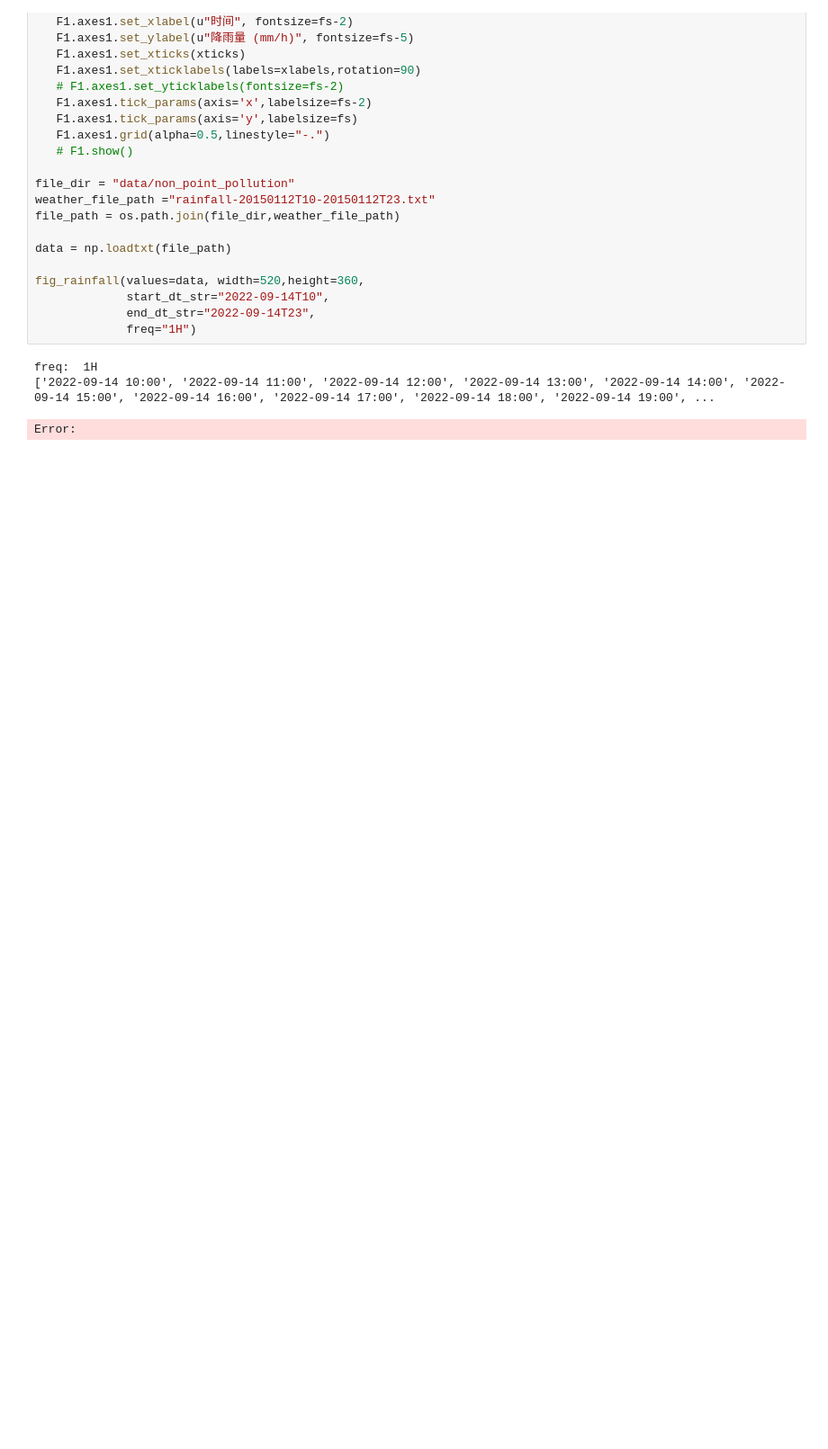
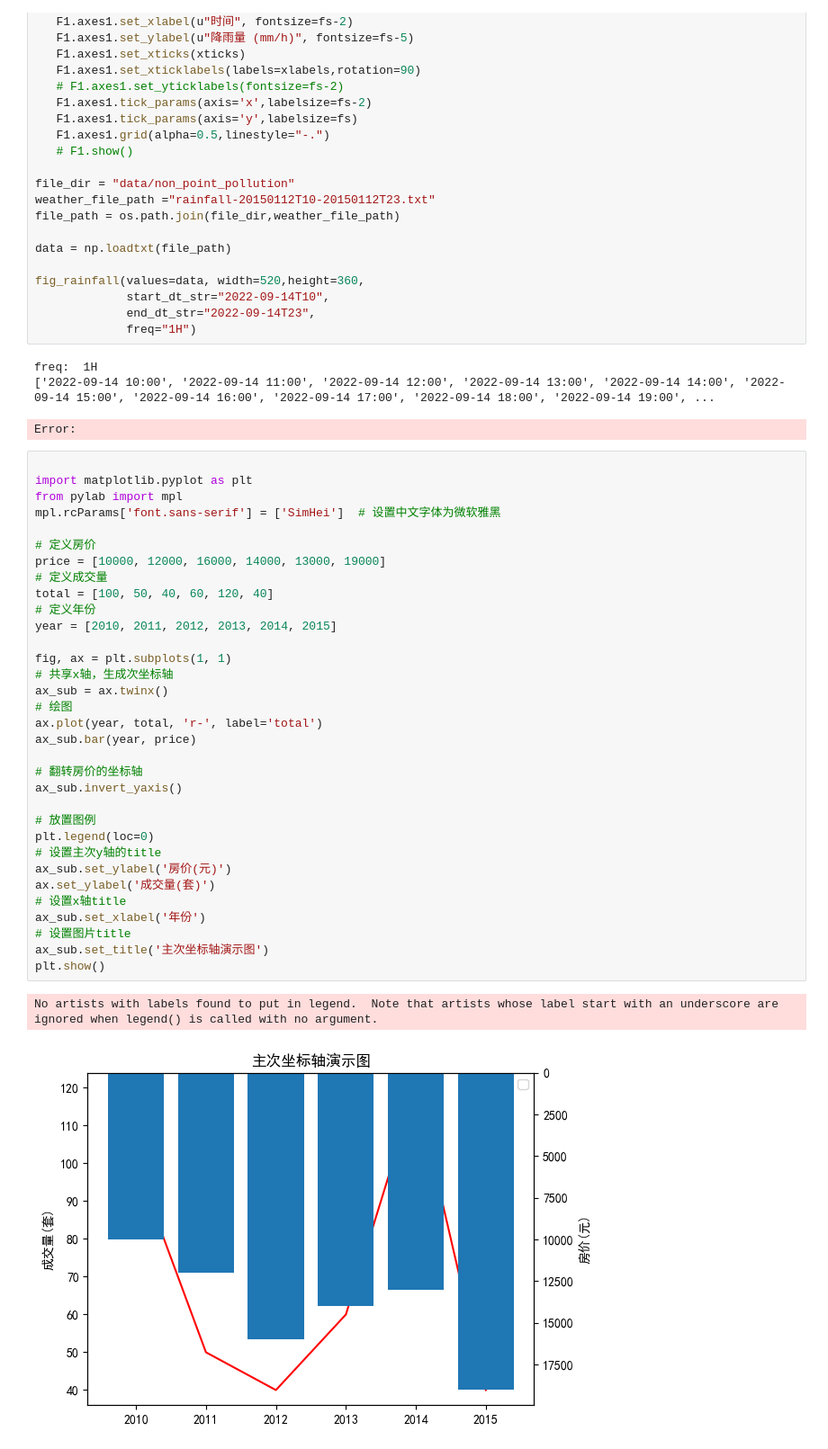
Before and after one commit to holmescao/sponge_city, a Jupyter notebook: debug.ipynb, the cells around one changed output. Shown: that part at 90% size. Cells and saved outputs as stored; diff of their text form; blank space fills up the shorter version.

```diff
--- a/debug.ipynb
+++ b/debug.ipynb
@@ -425,3 +425,39 @@ fig_rainfall(values=data, width=520,height=360,
 freq:  1H
 ['2022-09-14 10:00', '2022-09-14 11:00', '2022-09-14 12:00', '2022-09-14 13:00', '2022-09-14 14:00', '2022-09-14 15:00', '2022-09-14 16:00', '2022-09-14 17:00', '2022-09-14 18:00', '2022-09-14 19:00', ...
 Error:
+# %%
+
+import matplotlib.pyplot as plt
+from pylab import mpl
+mpl.rcParams['font.sans-serif'] = ['SimHei']  # 设置中文字体为微软雅黑
+
+# 定义房价
+price = [10000, 12000, 16000, 14000, 13000, 19000]
+# 定义成交量
+total = [100, 50, 40, 60, 120, 40]
+# 定义年份
+year = [2010, 2011, 2012, 2013, 2014, 2015]
+
+fig, ax = plt.subplots(1, 1)
+# 共享x轴，生成次坐标轴
+ax_sub = ax.twinx()
+# 绘图
+ax.plot(year, total, 'r-', label='total')
+ax_sub.bar(year, price)
+
+# 翻转房价的坐标轴
+ax_sub.invert_yaxis()
+
+# 放置图例
+plt.legend(loc=0)
+# 设置主次y轴的title
+ax_sub.set_ylabel('房价(元)')
+ax.set_ylabel('成交量(套)')
+# 设置x轴title
+ax_sub.set_xlabel('年份')
+# 设置图片title
+ax_sub.set_title('主次坐标轴演示图')
+plt.show()
+# %% [output]
+No artists with labels found to put in legend.  Note that artists whose label start with an underscore are ignored when legend() is called with no argument.
+[figure, added]
```
Also changed, not shown: parts of 5 cells of this notebook, 27 other files.
